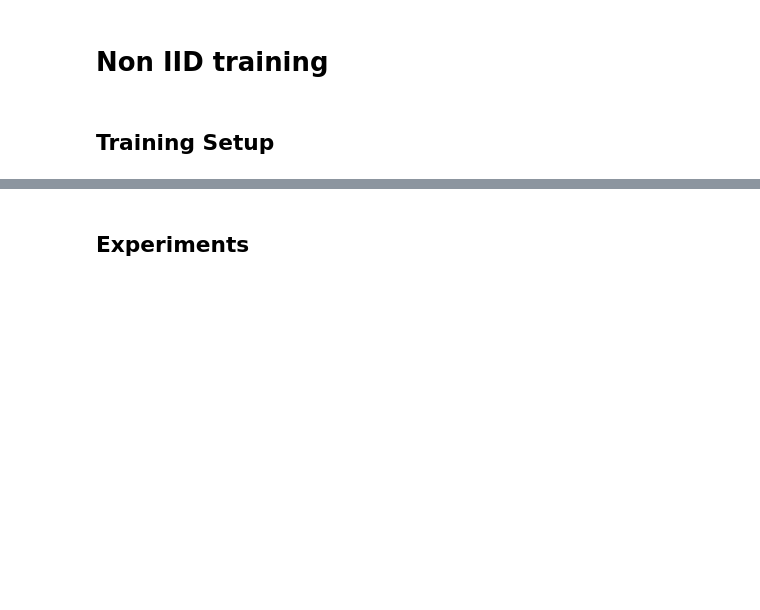
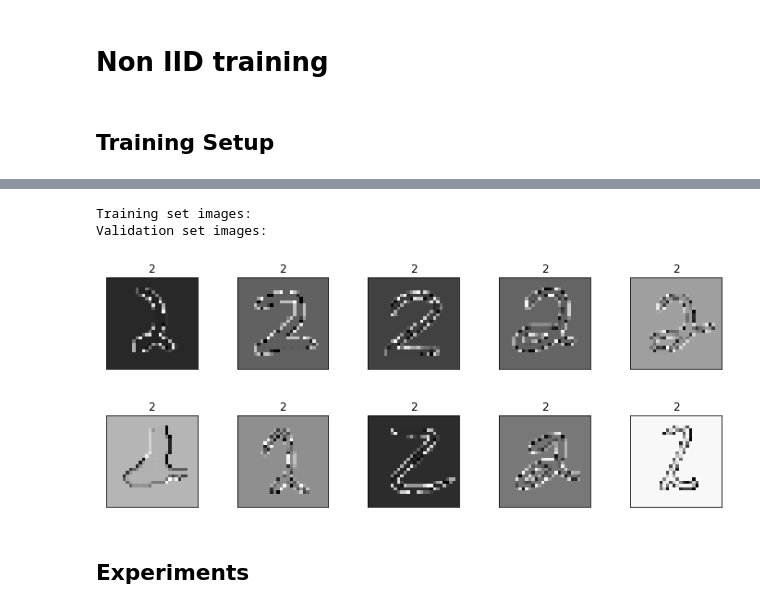
Before and after one commit to SizhuangHe/FL-REU, a Jupyter notebook: FL.ipynb, the cells around one changed output, grey strips where cells are left out. Cells and saved outputs as stored; diff of their text form; code cells hidden in the pictures; blank space fills up the shorter version.

```diff
--- a/FL.ipynb
+++ b/FL.ipynb
@@ -246,5 +223,5 @@ transforms_mnist = transforms.Compose([
 
 dataset_train1 = datasets.MNIST('./data/mnist/', train=True, download=True, transform=transforms_mnist)
 dataset_test = datasets.MNIST('../data/mnist/', train=False, download=True, transform=transforms_mnist)
-datset_train2 = copy.deepcopy(dataset_train1)
-datset_train3 = copy.deepcopy(dataset_train1)
+dataset_train2 = copy.deepcopy(dataset_train1)
+dataset_train3 = copy.deepcopy(dataset_train1)
@@ -367,8 +312,8 @@ def non_iid_partition(dataset, num_clients, num_shards, report_iid_metric=False)
   idxs = np.arange(dataset_len)
   #print(f"idxs: {idxs}")
 
-  data_labels = dataset.label # data_labels should be a np array of all labels
-  #data_labels = dataset.targets.numpy()
+  #data_labels = dataset.label # data_labels should be a np array of all labels
+  data_labels = dataset.targets.numpy()
   #print(f"data_labels: {data_labels}")
 
   # sort the labels
@@ -1207,3 +1141,10 @@ seeClientData(dataset=dataset_train2, client_dict=non_iid_dict, client=0)
+# %%
+visualize(dataset_train2, non_iid_dict, 0)
+# %% [output]
+Training set images:
+Validation set images:
+[figure, added]
+[figure, added]
 # %%
 print("-----------------------------Experiment Setup-----------------------------")
 print("Client Partition: non-IID")
```
Also changed, not shown: parts of 11 cells of this notebook.
